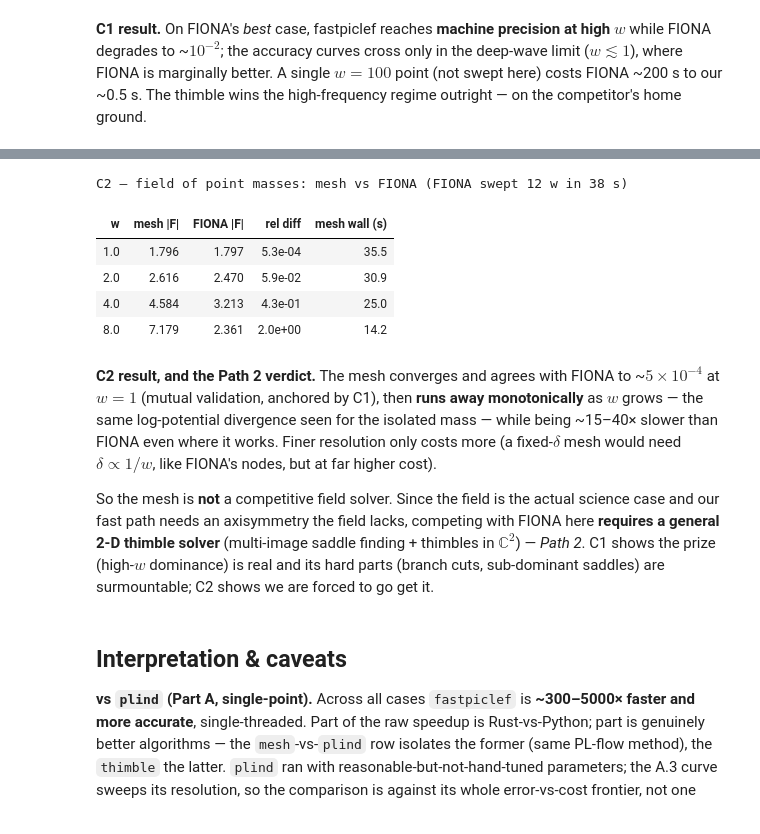
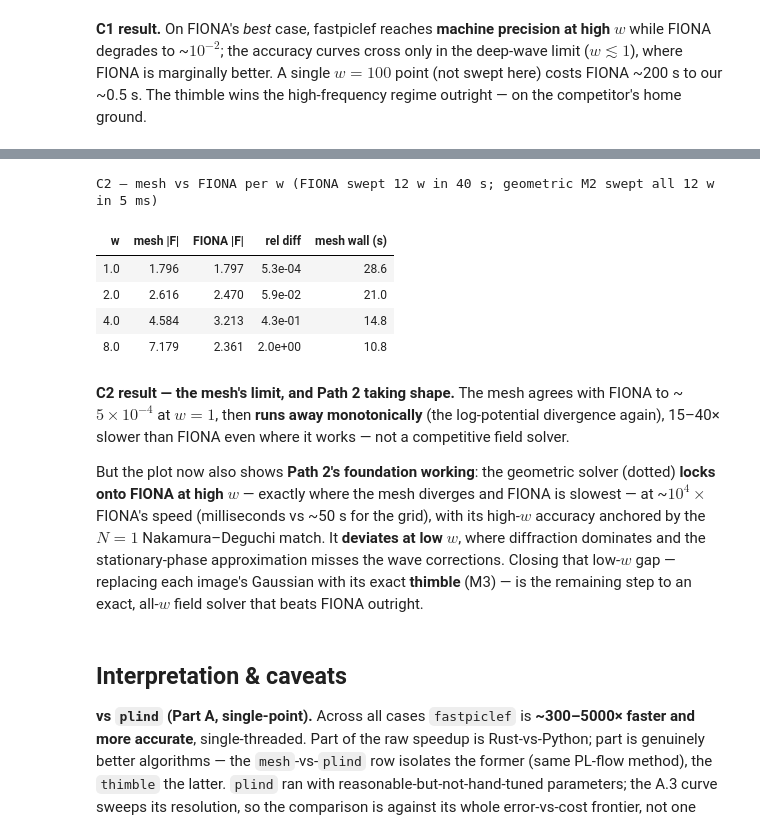
Before and after one commit to cosmoquark/fastpiclef, a Jupyter notebook: notebooks/comparison.ipynb, the cells around one changed output, grey strips where cells are left out. Cells and saved outputs as stored; diff of their text form; code cells hidden in the pictures.

```diff
--- a/notebooks/comparison.ipynb
+++ b/notebooks/comparison.ipynb
@@ -277,34 +283,35 @@ plt.tight_layout(); plt.show()
 # %%
 c2 = pd.DataFrame({
     'w': fres['w_mesh'],
     'mesh |F|': np.abs(fres['F_mesh']),
     'FIONA |F|': np.abs(fres['F_ref_at_mesh']),
     'rel diff': fres['err_mesh'],
     'mesh wall (s)': fres['mesh_t'],
 })
 (c2.style.format({'w': '{:.1f}', 'mesh |F|': '{:.3f}', 'FIONA |F|': '{:.3f}',
                   'rel diff': '{:.1e}', 'mesh wall (s)': '{:.1f}'}).hide(axis='index')
-   .set_caption('C2 — field of point masses: mesh vs FIONA (FIONA swept %d w in %.0f s)'
-                % (fres['w_fiona'].size, fres['fiona_t'])))
+   .set_caption('C2 — mesh vs FIONA per w  (FIONA swept %d w in %.0f s; '
+                'geometric M2 swept all %d w in %.0f ms)'
+                % (fres['w_fiona'].size, fres['fiona_t'], fres['w_fiona'].size, fres['geo_t']*1e3)))
 # %% [output]
-C2 — field of point masses: mesh vs FIONA (FIONA swept 12 w in 38 s)
+C2 — mesh vs FIONA per w (FIONA swept 12 w in 40 s; geometric M2 swept all 12 w in 5 ms)
 | w | mesh |F| | FIONA |F| | rel diff | mesh wall (s) |
-| 1.0 | 1.796 | 1.797 | 5.3e-04 | 35.5 |
-| 2.0 | 2.616 | 2.470 | 5.9e-02 | 30.9 |
-| 4.0 | 4.584 | 3.213 | 4.3e-01 | 25.0 |
-| 8.0 | 7.179 | 2.361 | 2.0e+00 | 14.2 |
+| 1.0 | 1.796 | 1.797 | 5.3e-04 | 28.6 |
+| 2.0 | 2.616 | 2.470 | 5.9e-02 | 21.0 |
+| 4.0 | 4.584 | 3.213 | 4.3e-01 | 14.8 |
+| 8.0 | 7.179 | 2.361 | 2.0e+00 | 10.8 |
 # %% [markdown]
-**C2 result, and the Path 2 verdict.** The mesh converges and agrees with FIONA to ~$5\times10^{-4}$
-at $w=1$ (mutual validation, anchored by C1), then **runs away monotonically** as $w$ grows — the
-same log-potential divergence seen for the isolated mass — while being ~15–40× slower than FIONA
-even where it works. Finer resolution only costs more (a fixed-$\delta$ mesh would need
-$\delta\propto 1/w$, like FIONA's nodes, but at far higher cost).
+**C2 result — the mesh's limit, and Path 2 taking shape.** The mesh agrees with FIONA to
+~$5\times10^{-4}$ at $w=1$, then **runs away monotonically** (the log-potential divergence again),
+15–40× slower than FIONA even where it works — not a competitive field solver.
 
-So the mesh is **not** a competitive field solver. Since the field is the actual science case and
-our fast path needs an axisymmetry the field lacks, competing with FIONA here **requires a general
-2-D thimble solver** (multi-image saddle finding + thimbles in $\mathbb{C}^2$) — *Path 2*. C1 shows
-the prize (high-$w$ dominance) is real and its hard parts (branch cuts, sub-dominant saddles) are
-surmountable; C2 shows we are forced to go get it.
+But the plot now also shows **Path 2's foundation working**: the geometric solver (dotted) **locks
+onto FIONA at high $w$** — exactly where the mesh diverges and FIONA is slowest — at ~$10^4\times$
+FIONA's speed (milliseconds vs ~50 s for the grid), with its high-$w$ accuracy anchored by the
+$N=1$ Nakamura–Deguchi match. It **deviates at low $w$**, where diffraction dominates and the
+stationary-phase approximation misses the wave corrections. Closing that low-$w$ gap — replacing
+each image's Gaussian with its exact **thimble** (M3) — is the remaining step to an exact, all-$w$
+field solver that beats FIONA outright.
 # %% [markdown]
 ## Interpretation & caveats
 
```
Also changed, not shown: parts of 7 cells of this notebook, 2 other files.
